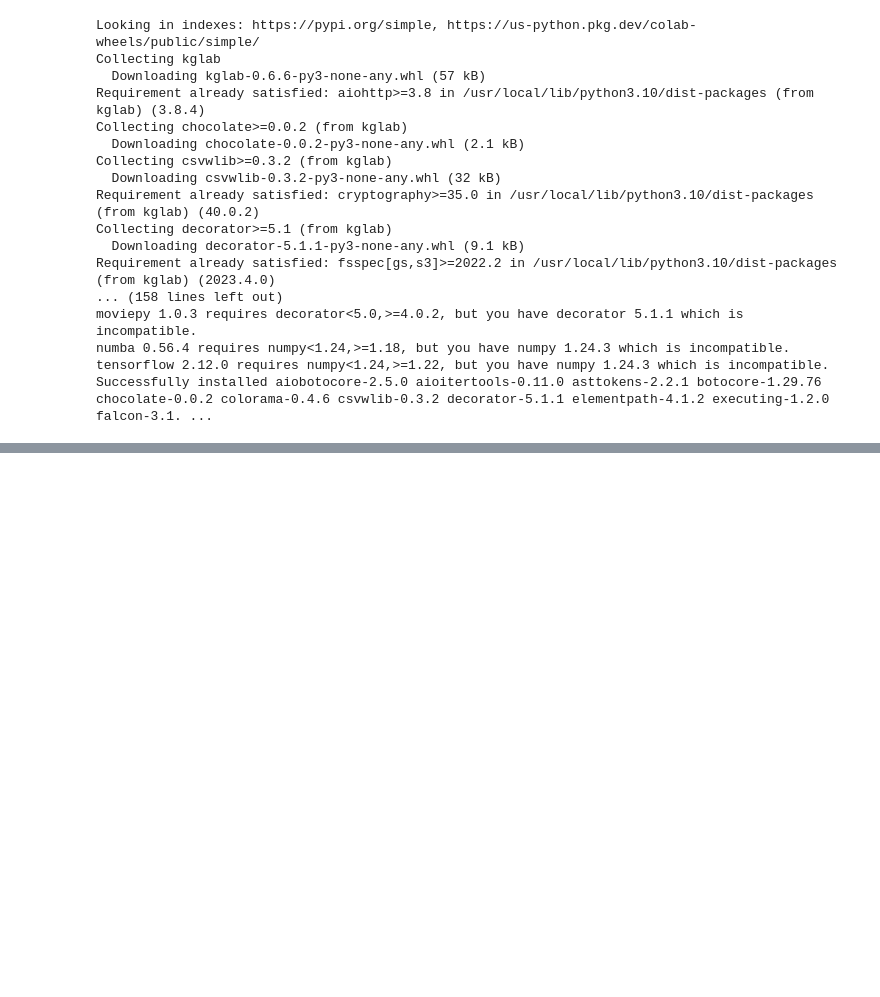
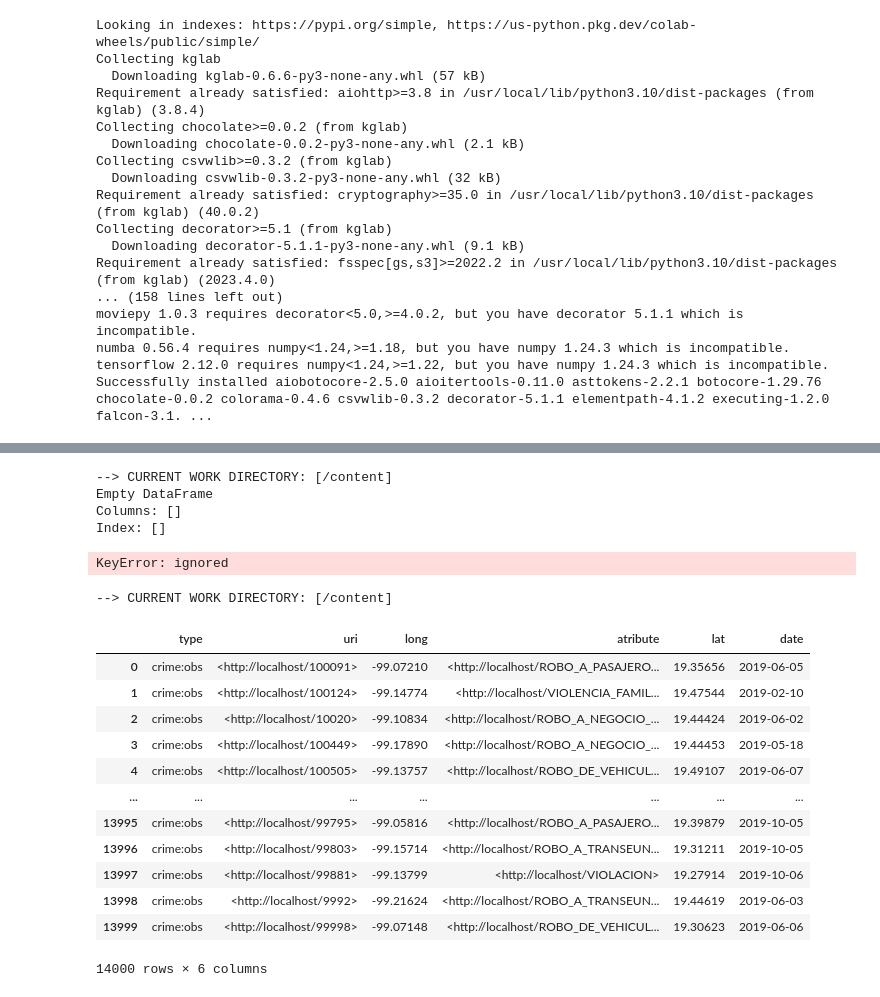
Before and after one commit to Osw1997/tsl, a Jupyter notebook: examples/notebooks/replication_notebook.ipynb, the cells around one changed output, grey strips where cells are left out. Saved outputs shown, nothing was run; the diff lists cells and outputs as text; code cells hidden in the pictures; blank space fills up the shorter version.

```diff
--- a/examples/notebooks/replication_notebook.ipynb
+++ b/examples/notebooks/replication_notebook.ipynb
@@ -106,0 +272,60 @@ dir(dataobject_prototype)
+# %%
+load_raw()
+# %% [output]
+--> CURRENT WORK DIRECTORY: [/content]
+Empty DataFrame
+Columns: []
+Index: []
+KeyError: ignored
+# %%
+NAMESPACES = {
+        "wtm":  "http://purl.org/heals/food/",
+        "ind":  "http://purl.org/heals/ingredient/",
+        "recipe":  "https://www.food.com/recipe/",
+
+        "crime": "http://localhost/ontology2#",
+        "cube": "http://purl.org/linked-data/cube#",
+        # "geo": "http://www.w3.org/2003/01/geo/wgs84_pos#",
+        "ontology": "http://dbpedia.org/ontology/",
+        "owl": "http://www.w3.org/2002/07/owl#",
+        "rdf": "http://www.w3.org/1999/02/22-rdf-syntax-ns#",
+        "rdfs": "http://www.w3.org/2000/01/rdf-schema#",
+        "xsd": "http://www.w3.org/2001/XMLSchema#"
+    }
+
+kg = kglab.KnowledgeGraph(namespaces = NAMESPACES)
+print(f"--> CURRENT WORK DIRECTORY: [{os.getcwd()}]")
+_ = kg.load_rdf("/content/tsl/tsl/datasets/raw_files_to_remove/testind3.ttl")
+# %% [output]
+--> CURRENT WORK DIRECTORY: [/content]
+# %%
+sparql_contiene = """
+        SELECT distinct *
+        WHERE {
+            ?uri a crime:obs .
+            ?uri a ?type .
+            ?uri crime:tieneFecha ?date .
+            ?uri geo1:lat ?lat .
+            ?uri geo1:long ?long .
+
+            ?uri crime:contiene ?atribute .
+            # ?uri ?x ?y .
+        }
+    """
+# sparql_contiene = "select distinct * where {?uri a crime:obs .}"
+df_contiene = kg.query_as_df(sparql=sparql_contiene)
+df_contiene
+# %% [output]
+|  | type | uri | long | atribute | lat | date |
+| 0 | crime:obs | <http://localhost/100091> | -99.07210 | <http://localhost/ROBO_A_PASAJERO... | 19.35656 | 2019-06-05 |
+| 1 | crime:obs | <http://localhost/100124> | -99.14774 | <http://localhost/VIOLENCIA_FAMIL... | 19.47544 | 2019-02-10 |
+| 2 | crime:obs | <http://localhost/10020> | -99.10834 | <http://localhost/ROBO_A_NEGOCIO_... | 19.44424 | 2019-06-02 |
+| 3 | crime:obs | <http://localhost/100449> | -99.17890 | <http://localhost/ROBO_A_NEGOCIO_... | 19.44453 | 2019-05-18 |
+| 4 | crime:obs | <http://localhost/100505> | -99.13757 | <http://localhost/ROBO_DE_VEHICUL... | 19.49107 | 2019-06-07 |
+| ... | ... | ... | ... | ... | ... | ... |
+| 13995 | crime:obs | <http://localhost/99795> | -99.05816 | <http://localhost/ROBO_A_PASAJERO... | 19.39879 | 2019-10-05 |
+| 13996 | crime:obs | <http://localhost/99803> | -99.15714 | <http://localhost/ROBO_A_TRANSEUN... | 19.31211 | 2019-10-05 |
+| 13997 | crime:obs | <http://localhost/99881> | -99.13799 | <http://localhost/VIOLACION> | 19.27914 | 2019-10-06 |
+| 13998 | crime:obs | <http://localhost/9992> | -99.21624 | <http://localhost/ROBO_A_TRANSEUN... | 19.44619 | 2019-06-03 |
+| 13999 | crime:obs | <http://localhost/99998> | -99.07148 | <http://localhost/ROBO_DE_VEHICUL... | 19.30623 | 2019-06-06 |
+14000 rows × 6 columns
```
Also changed, not shown: parts of 10 cells of this notebook.
